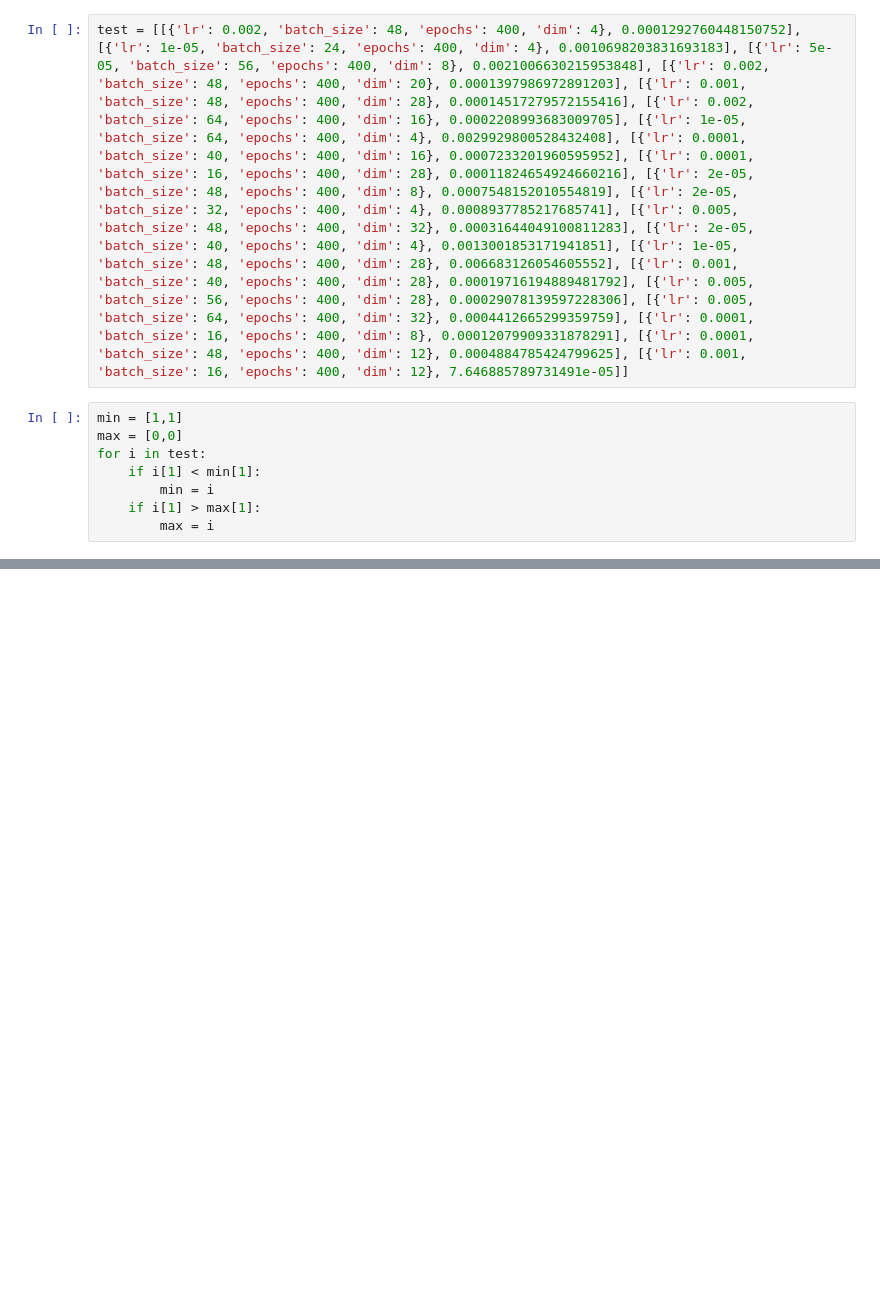
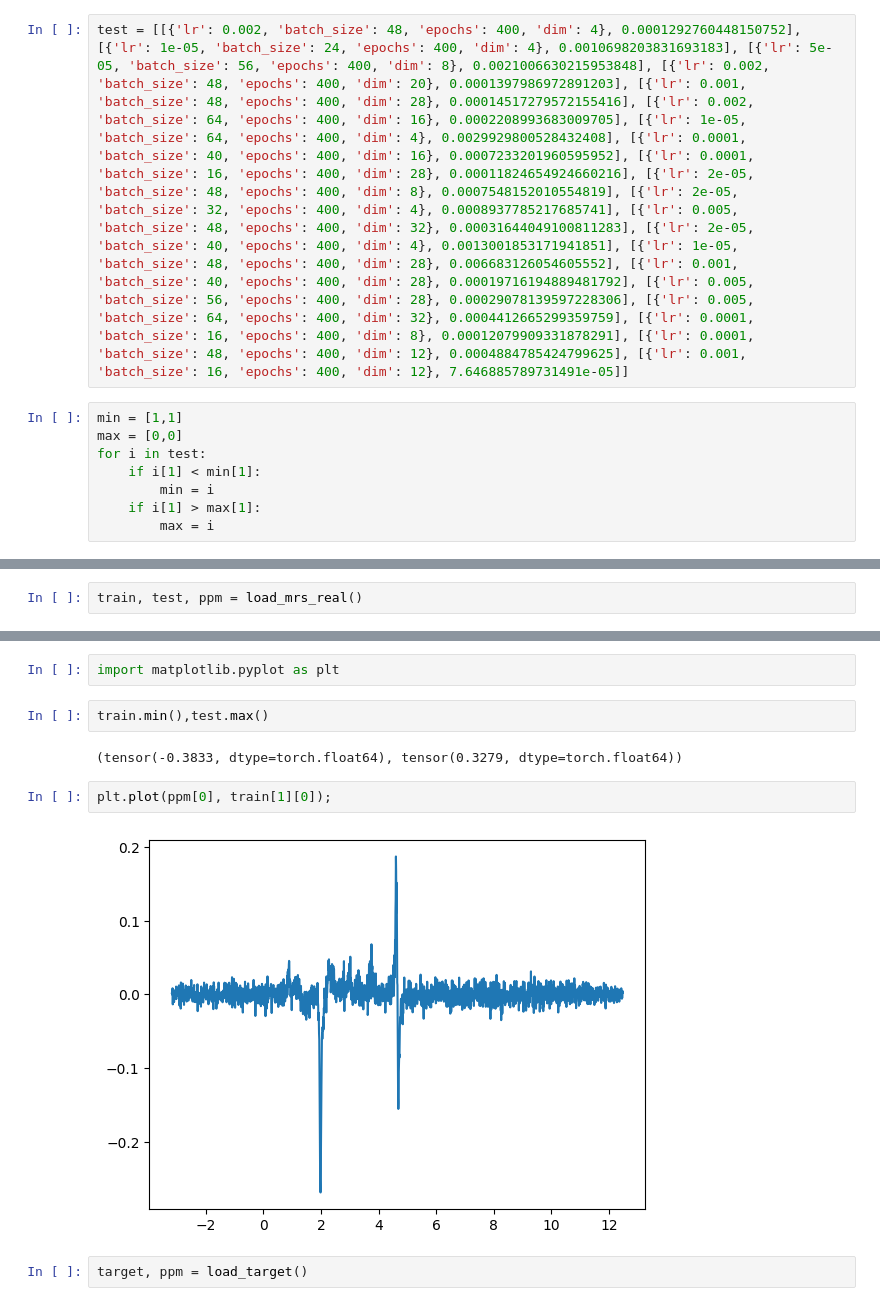
Before and after one commit to SheepieInalittlefield/bep-VAE-MRS, a Jupyter notebook: parameter searching.ipynb, the cells around one changed output, grey strips where cells are left out. Cells and saved outputs as stored; diff of their text form; blank space fills up the shorter version.

```diff
--- a/parameter searching.ipynb
+++ b/parameter searching.ipynb
@@ -52,0 +47,2 @@ min,max
+# %%
+train, test, ppm = load_mrs_real()
@@ -52,0 +52,12 @@ min,max
+# %%
+import matplotlib.pyplot as plt
+# %%
+train.min(),test.max()
+# %% [output]
+(tensor(-0.3833, dtype=torch.float64), tensor(0.3279, dtype=torch.float64))
+# %%
+plt.plot(ppm[0], train[1][0]);
+# %% [output]
+[figure, added]
+# %%
+target, ppm = load_target()
```
Also changed, not shown: parts of 7 cells of this notebook, 9 other files.
